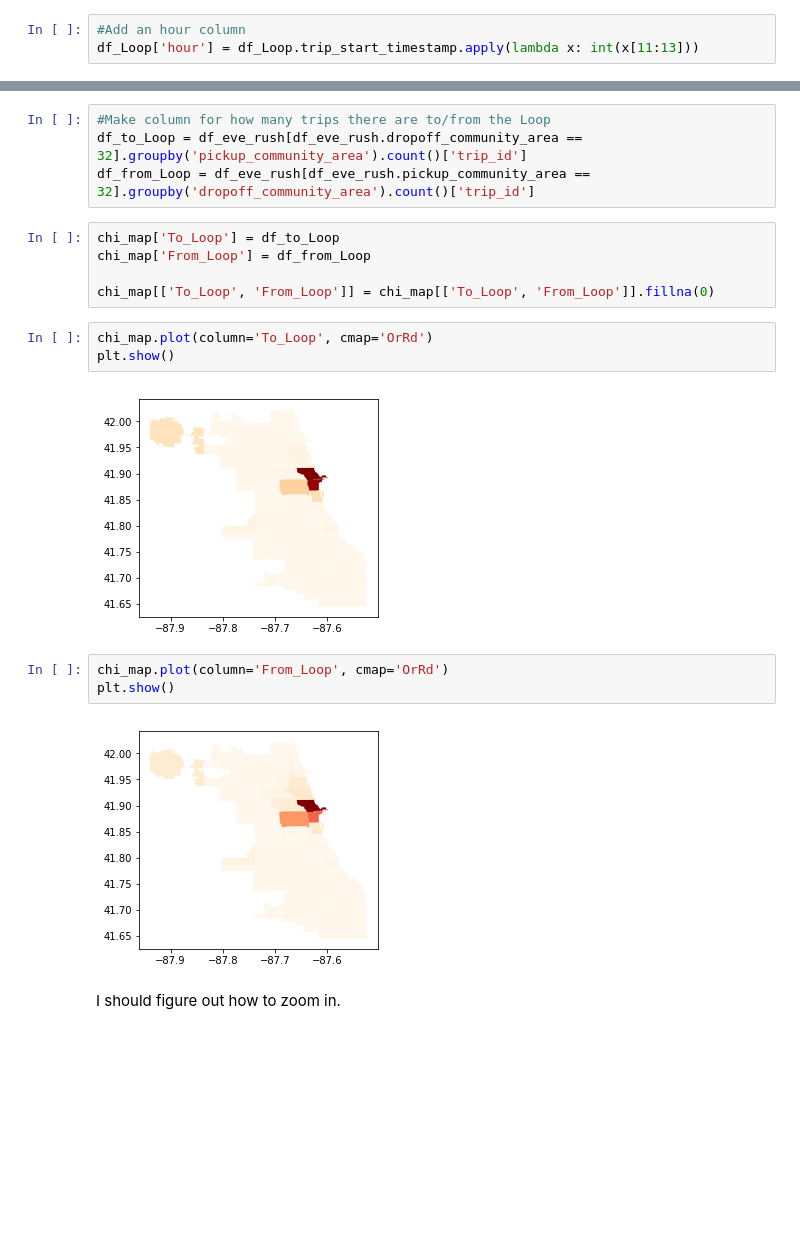
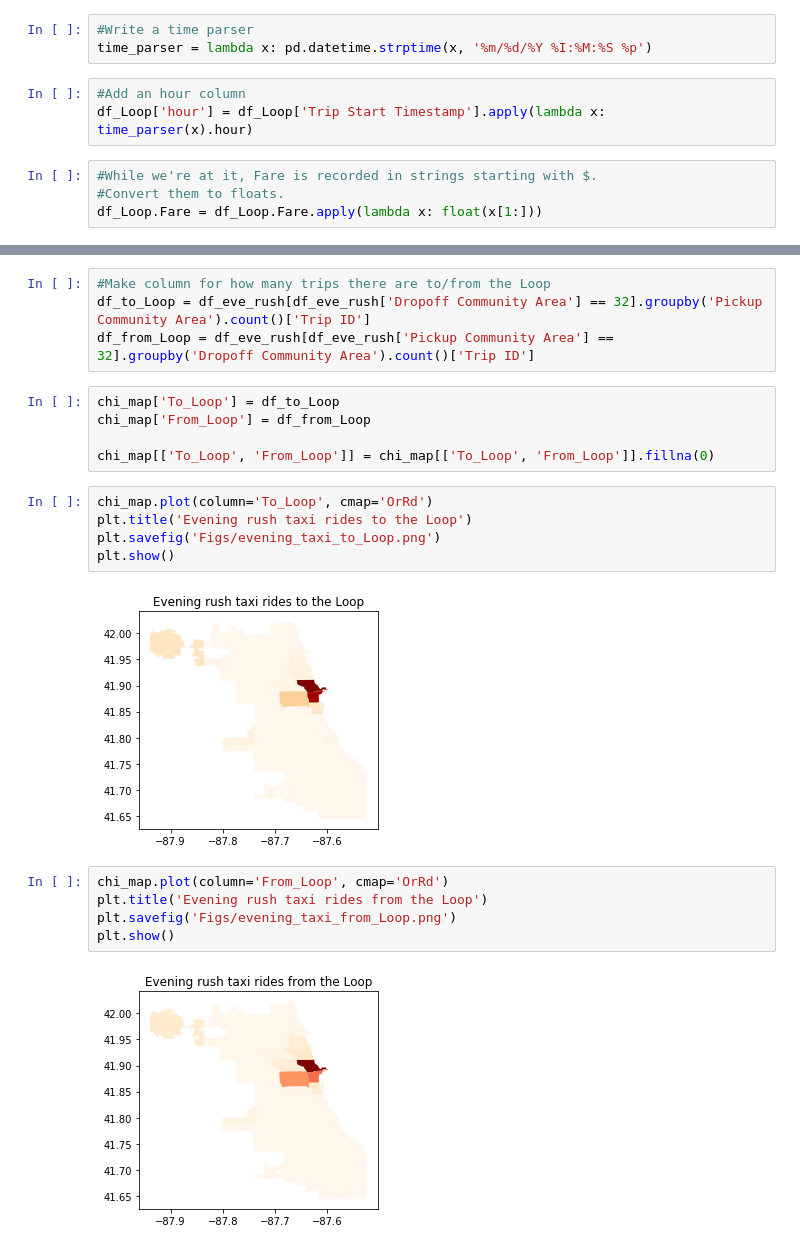
Before and after one commit to Inoueian/chicago-taxi, a Jupyter notebook: Challenge_3.ipynb, the cells around one changed output, grey strips where cells are left out. Cells and saved outputs as stored; diff of their text form; blank space fills up the shorter version.

Commit message:
Loop rush hour code and plots

```diff
--- a/Challenge_3.ipynb
+++ b/Challenge_3.ipynb
@@ -143,3 +112,10 @@ df_Loop['dropoff_community_area'] = df_Loop['dropoff_community_area'].astype(int
+# %%
+#Write a time parser
+time_parser = lambda x: pd.datetime.strptime(x, '%m/%d/%Y %I:%M:%S %p')
 # %%
 #Add an hour column
-df_Loop['hour'] = df_Loop.trip_start_timestamp.apply(lambda x: int(x[11:13]))
+df_Loop['hour'] = df_Loop['Trip Start Timestamp'].apply(lambda x: time_parser(x).hour)
+# %%
+#While we're at it, Fare is recorded in strings starting with $.
+#Convert them to floats.
+df_Loop.Fare = df_Loop.Fare.apply(lambda x: float(x[1:]))
@@ -211,8 +200,8 @@ chi_map['area_num_1'] = chi_map['area_num_1'].astype(int)
 chi_map = chi_map.set_index(chi_map.area_num_1)
 # %%
 #Make column for how many trips there are to/from the Loop
-df_to_Loop = df_eve_rush[df_eve_rush.dropoff_community_area == 32].groupby('pickup_community_area').count()['trip_id']
-df_from_Loop = df_eve_rush[df_eve_rush.pickup_community_area == 32].groupby('dropoff_community_area').count()['trip_id']
+df_to_Loop = df_eve_rush[df_eve_rush['Dropoff Community Area'] == 32].groupby('Pickup Community Area').count()['Trip ID']
+df_from_Loop = df_eve_rush[df_eve_rush['Pickup Community Area'] == 32].groupby('Dropoff Community Area').count()['Trip ID']
 # %%
 chi_map['To_Loop'] = df_to_Loop
 chi_map['From_Loop'] = df_from_Loop
@@ -220,13 +209,15 @@ chi_map['From_Loop'] = df_from_Loop
 chi_map[['To_Loop', 'From_Loop']] = chi_map[['To_Loop', 'From_Loop']].fillna(0)
 # %%
 chi_map.plot(column='To_Loop', cmap='OrRd')
+plt.title('Evening rush taxi rides to the Loop')
+plt.savefig('Figs/evening_taxi_to_Loop.png')
 plt.show()
 # %% [output]
-[figure, old version]
+[figure, new version]
 # %%
 chi_map.plot(column='From_Loop', cmap='OrRd')
+plt.title('Evening rush taxi rides from the Loop')
+plt.savefig('Figs/evening_taxi_from_Loop.png')
 plt.show()
 # %% [output]
-[figure, old version]
+[figure, new version]
-# %% [markdown]
-I should figure out how to zoom in.
```
Also changed, not shown: parts of 32 cells of this notebook, 4 other files.
